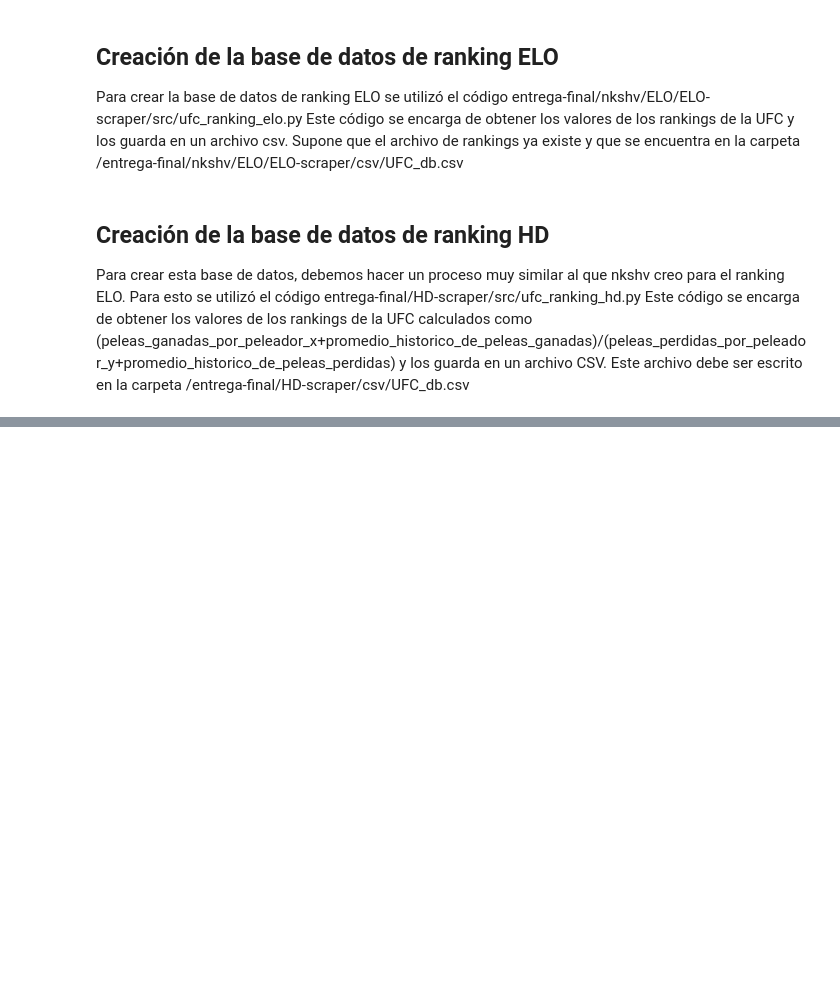
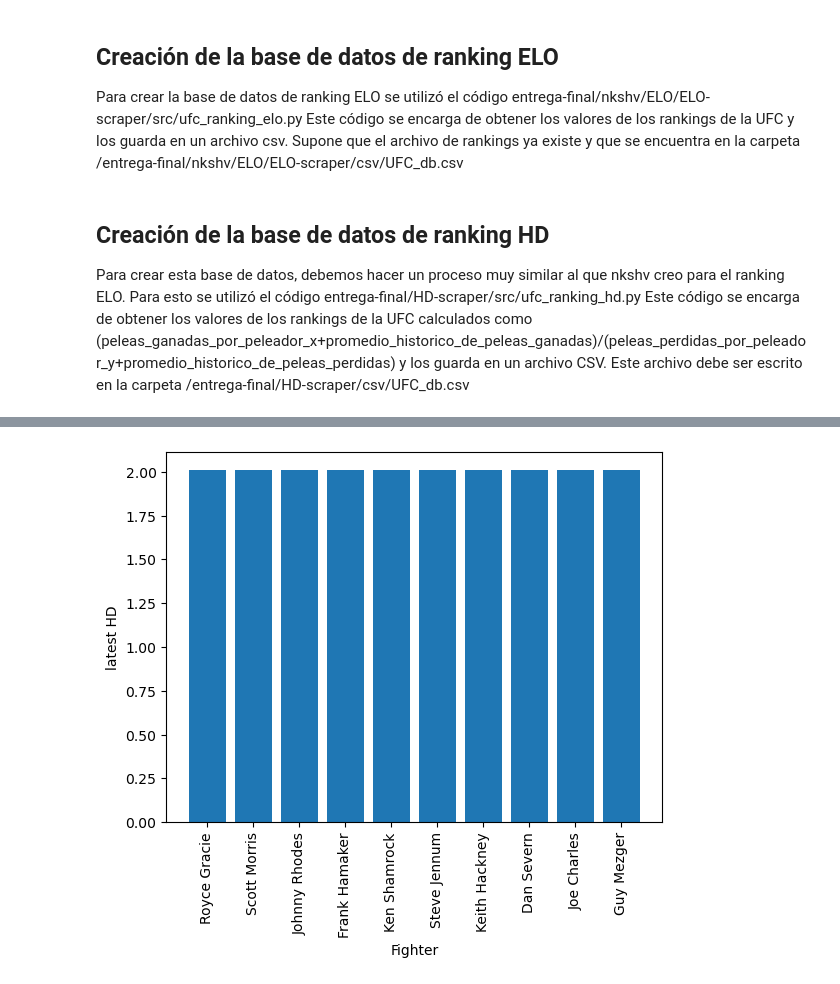
Before and after one commit to hugodiazroa/Visualizacion-de-informacion-UFC-Ranking, a Jupyter notebook: examen.ipynb, the cells around one changed output, grey strips where cells are left out. Drawn from its saved outputs; the diff is of its cells as text; code cells hidden in the pictures; blank space fills up the shorter version.

```diff
--- a/examen.ipynb
+++ b/examen.ipynb
@@ -128,0 +136,18 @@ for index, row in data.iterrows():
+# %%
+# we should sort the data of HD by date
+HD = HD.sort_values(by=["date"])
+# from the earliest date to the latest date, we should calculate the HD value for each fighter, updating the wins_to_date and losses_to_date columns
+# we should then save the HD value in the HD column
+# remember that the HD value is calculated as (wins_to_date + historical_average_fights_won) / (losses_to_date + historical_average_fights_lost)
+# we have calculated historical_average_fights_won and historical_average_fights_lost before
+# we should iterate over the rows of the dataframe
+# we should calculate the HD value for each row
+
+for index, row in HD.iterrows():
+    if (row["isRed"] and row["redWon"]) or (not row["isRed"] and not row["redWon"]):
+        HD.at[index,"wins_to_date"] += 1
+    else:
+        HD.at[index,"losses_to_date"] += 1
+    tempHD = (HD.at[index,"wins_to_date"] + historical_average_fights_won) / (HD.at[index,"losses_to_date"] + historical_average_fights_lost)
+    HD["HD"] = HD["HD"].astype(float)
+    HD.at[index, "HD"] = tempHD
@@ -128,0 +188,14 @@ for index, row in data.iterrows():
+# %%
+# we do the same but only keeping the latest HD value of each fighter
+HD3 = pd.read_csv('/home/hd/Documents/U/2024-2/visualizacion/entrega-final/data/HD/HD.csv')
+#we got to reformat the date column from string to datetime
+HD3['date'] = pd.to_datetime(HD3['date'])
+
+HD3 = HD3.sort_values(by=["date"],ascending=False)
+# we only keep the latest entry for fighter
+fighters_dic = {}
+for index, row in HD3.iterrows():
+    if row["fighter"] in fighters_dic.keys():
+        pass
+    else:
+        fighters_dic[row["fighter"]] = row["HD"]
@@ -128,0 +206,15 @@ for index, row in data.iterrows():
+# %%
+
+# we sort fighters_dic by HD value
+fighters_dic = dict(sorted(fighters_dic.items(), key=lambda item: item[1], reverse=True))
+# we keep the top 10
+fighters_dic = dict(list(fighters_dic.items())[:10])
+# we plot the top 10
+fig, ax = plt.subplots()
+ax.bar(fighters_dic.keys(),fighters_dic.values())
+ax.set_ylabel('latest HD')
+ax.set_xlabel('Fighter')
+plt.xticks(rotation=90)
+plt.show()
+# %% [output]
+[figure, added]
```
Also changed, not shown: parts of 8 cells of this notebook.
